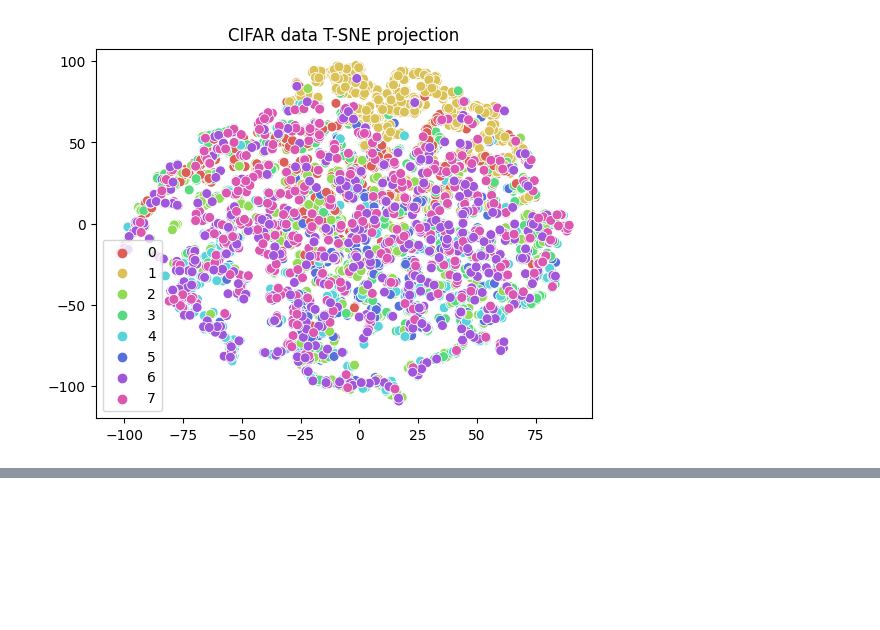
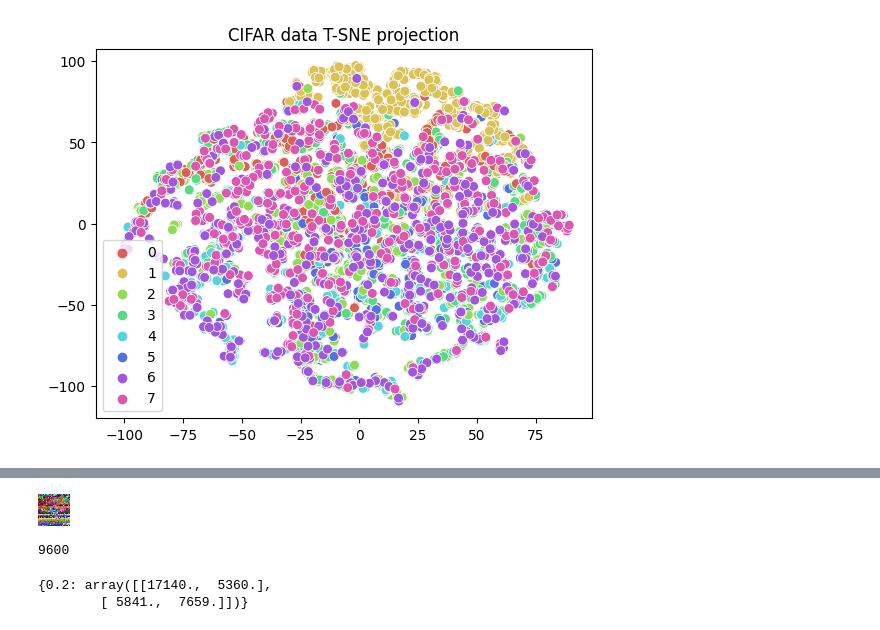
Before and after one commit to Advaya24/CS330-Project, a Jupyter notebook: haha.ipynb, the cells around one changed output, grey strips where cells are left out. Saved outputs shown, nothing was run; the diff lists cells and outputs as text; code cells hidden in the pictures; blank space fills up the shorter version.

```diff
--- a/haha.ipynb
+++ b/haha.ipynb
@@ -243,18 +300,33 @@ Loaded checkpoint iteration thres50.
 # %%
-seen_val_dataset.switch_to_novel(support_size=10, num_novels_in_support=10, query_size=1500)
-seen_val_dataset.transform = transform
-dataloader_val = torch.utils.data.DataLoader(seen_val_dataset, batch_size=3, collate_fn=lambda x: x, pin_memory=torch.cuda.is_available())
+# dataset = seen_train_dataset
+# # dataset.merge_with(new_val_dataset)
+# dataset.switch_to_novel(support_size=50, num_novels_in_support=10, query_size=1500, split=6/8)
+# dataset.shuffle_labels=False
+# dataset.transform = transform
+# dataloader_val = torch.utils.data.DataLoader(dataset, batch_size=1, collate_fn=lambda x: x, pin_memory=torch.cuda.is_available())
+seen_train_dataset.transform = transform
+seen_train_dataset.switch_to_novel(support_size=100, num_novels_in_support=100, query_size=1, split=4/6)
+seen_train_dataset.shuffle_labels = False
+# val_dataset = copy.deepcopy(seen_val_dataset)
+# val_dataset.merge_with(new_val_dataset)
+val_dataset = copy.deepcopy(seen_test_dataset)
+val_dataset.merge_with(new_test_dataset)
+val_dataset.transform = transform
+val_dataset.shuffle_labels = False
+val_dataset.switch_to_novel(support_size=100, num_novels_in_support=10, query_size=1500, split=4/6)
+train_dataloader = torch.utils.data.DataLoader(seen_train_dataset, batch_size=1, collate_fn=lambda x: x, pin_memory=torch.cuda.is_available())
+val_dataloader = torch.utils.data.DataLoader(val_dataset, batch_size=1, collate_fn=lambda x: x, pin_memory=torch.cuda.is_available())
 with torch.no_grad():
     losses, accuracies_support, accuracies_query = [], [], []
-    for _ in range(1):
+    for _ in range(3):
 
         loss_batch = []
         accuracy_support_batch = []
         accuracy_query_batch = []
-        task_batch = next(iter(dataloader_val))
-        for task in task_batch:
+        for _ in range(3):
+            task = extract_task(train_dataloader, val_dataloader)
             # print(task[-1])
-            loss_task, accuracy_support_task, accuracy_query_task = protonet_.embd_train_step(task)
+            loss_task, accuracy_support_task, accuracy_query_task = protonet_.embd_train_step(task, True)
             loss_batch.append(loss_task)
             accuracy_query_batch.append(accuracy_query_task)
             accuracy_support_batch.append(accuracy_support_task)
@@ -338,0 +451,8 @@ torch.cuda.empty_cache()
+# %%
+seen_val_dataset.switch_to_novel(support_size=10, num_novels_in_support=10, query_size=1)
+# seen_val_dataset.transform = transform
+# transforms.ToPILImage()(seen_val_dataset[0][0])
+# seen_val_dataset[0][1]
+transforms.ToPILImage()(seen_val_dataset[0][-2][0][0])
+# %% [output]
+[figure, added]
@@ -338,0 +461,4 @@ torch.cuda.empty_cache()
+# %%
+len(val_dataset)
+# %% [output]
+9600
@@ -338,0 +483,5 @@ torch.cuda.empty_cache()
+# %%
+dict_confusion_arrays
+# %% [output]
+{0.2: array([[17140.,  5360.],
+        [ 5841.,  7659.]])}
```
Also changed, not shown: parts of 19 cells of this notebook, 3 other files.
